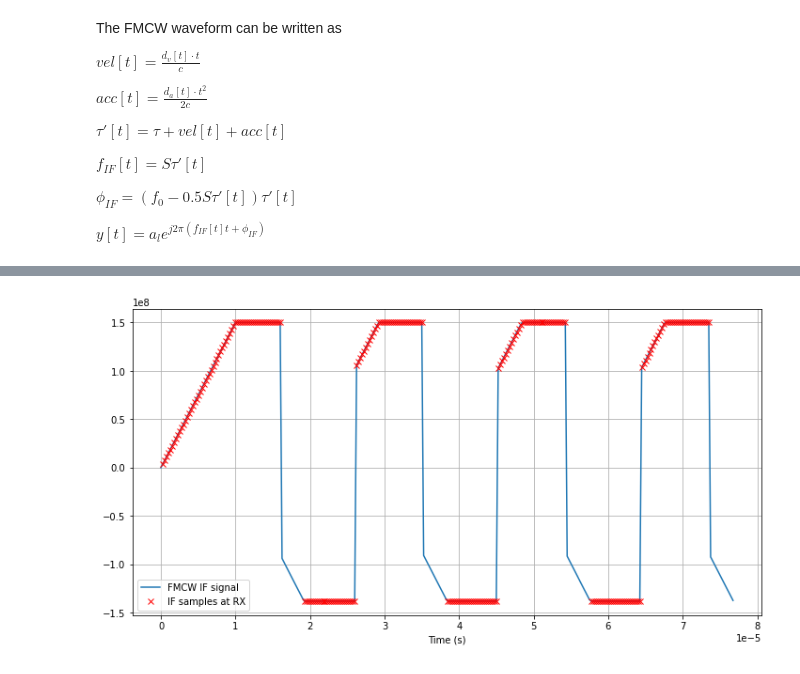
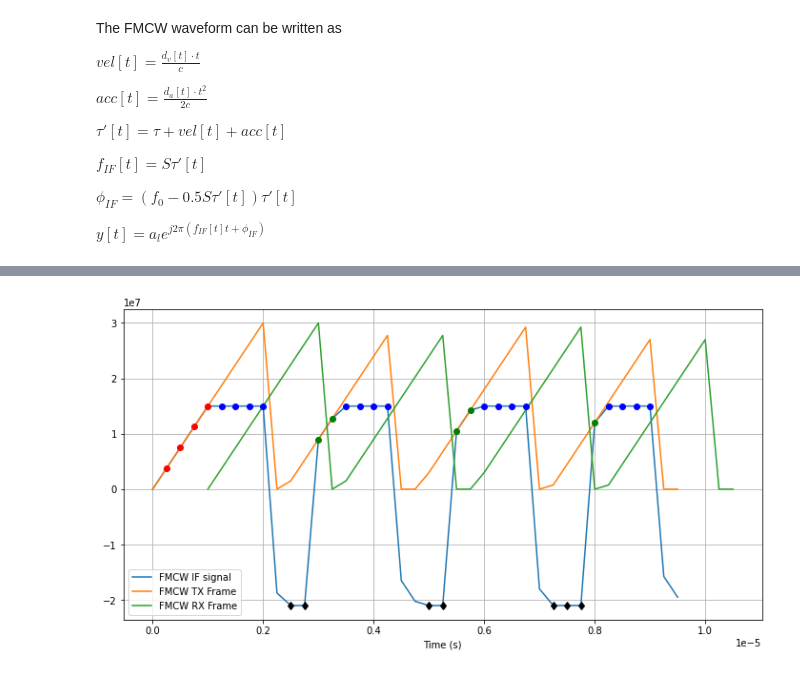
Before and after one commit to wireless-intelligence-lab/DeepVerse6G-python, a Jupyter notebook: docs/source/examples/radar.ipynb, the cells around one changed output, grey strips where cells are left out. Drawn from its saved outputs; the diff is of its cells as text; code cells hidden in the pictures.

```diff
--- a/docs/source/examples/radar.ipynb
+++ b/docs/source/examples/radar.ipynb
@@ -90,13 +95,53 @@ plt.show()
-# %%
-freq_diff = chirps-chirps_rx[:len(t)]
-
-plt.figure(figsize=(12, 6))
-plt.plot(t, freq_diff, label='FMCW IF signal')
-plt.plot(t[t_chirp_slope>0], freq_diff[t_chirp_slope>0], 'rx', label='IF samples at RX')
-
-plt.xlabel('Time (s)')
-plt.legend()
-plt.grid(True)
-plt.show()
-# %% [output]
-[figure, removed]
+# %%
+freq_diff = chirps-chirps_rx[:len(t)]
+
+plt.figure(figsize=(12, 6))
+plt.plot(t, freq_diff, label='FMCW IF signal')
+# plt.plot(t[t_chirp_slope>0], freq_diff[t_chirp_slope>0], 'rx', label='IF samples at RX')
+plt.plot(t, chirps, label='FMCW TX Frame')
+plt.plot(t_rx, chirps, label='FMCW RX Frame')
+
+chirp_sample_idx = t_chirp_slope>0
+t_chirp_time = t[chirp_sample_idx]
+t_chirp_time_rx = t_rx[chirp_sample_idx]
+
+t_diff = (t_chirp_time_rx - t_chirp_time)
+
+constant_filter = (t_chirp_time%T_period) <= (T_chirp)
+
+# # First part of the signal
+initial_part =  constant_filter & (t_chirp_time < t_chirp_time_rx[0])
+t_no_rx = t_chirp_time[initial_part]
+t_chirp_constant = t_chirp_time[initial_part]
+freq_diff_constant = (t_no_rx%T_period) * chirp_slope
+plt.plot(t_chirp_constant, freq_diff_constant, 'ro')
+
+not_initial_part = ~initial_part
+constant_pos_filter = constant_filter & not_initial_part & ((t_chirp_time%T_period) >= (ch_time_delay%T_period))
+t_diff = t_diff[constant_pos_filter] % T_period
+t_chirp_constant = t_chirp_time[constant_pos_filter]
+freq_diff_constant = t_diff * chirp_slope
+plt.plot(t_chirp_constant, freq_diff_constant, 'bo')
+
+no_rx_filter =  constant_filter & not_initial_part & ((t_chirp_time%T_period) < (ch_time_delay%T_period)) & ((t_chirp_time%T_period) > (ch_time_delay%T_period - T_pause))
+t_no_rx = t_chirp_time[no_rx_filter]
+t_chirp_constant = t_chirp_time[no_rx_filter]
+freq_diff_constant = (t_no_rx%T_period) * chirp_slope
+plt.plot(t_chirp_constant, freq_diff_constant, 'go')
+
+neg_rx_filter =  constant_filter & not_initial_part & ((t_chirp_time%T_period) < (ch_time_delay%T_period)) & ((t_chirp_time%T_period) < (ch_time_delay%T_period - T_pause))
+t_diff_neg = (t_chirp_time_rx - t_chirp_time - np.ceil(ch_time_delay/T_period)*T_period)
+t_diff_neg = t_diff_neg[neg_rx_filter]
+t_neg_rx = t_chirp_time[neg_rx_filter]
+t_chirp_constant = t_chirp_time[neg_rx_filter]
+freq_diff_constant = t_diff_neg * chirp_slope
+plt.plot(t_chirp_constant, freq_diff_constant, 'kd')
+# plt.plot(t_chirp_neg, freq_diff_neg, 'bo')
+
+
+plt.xlabel('Time (s)')
+plt.legend()
+plt.grid(True)
+plt.show()
+# %% [output]
+[figure, added]
```
Also changed, not shown: parts of 3 cells of this notebook, 2 other files.
